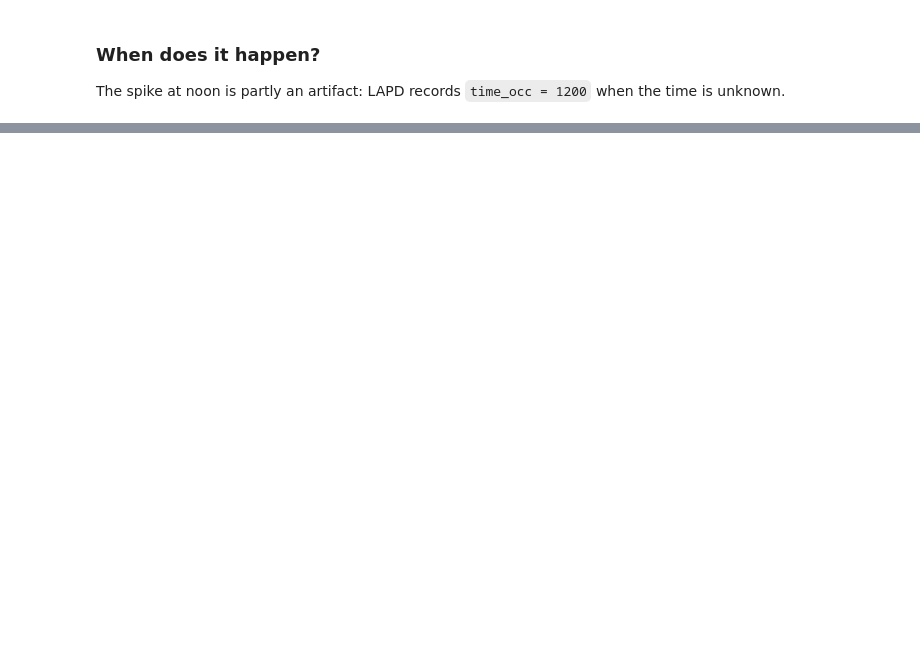
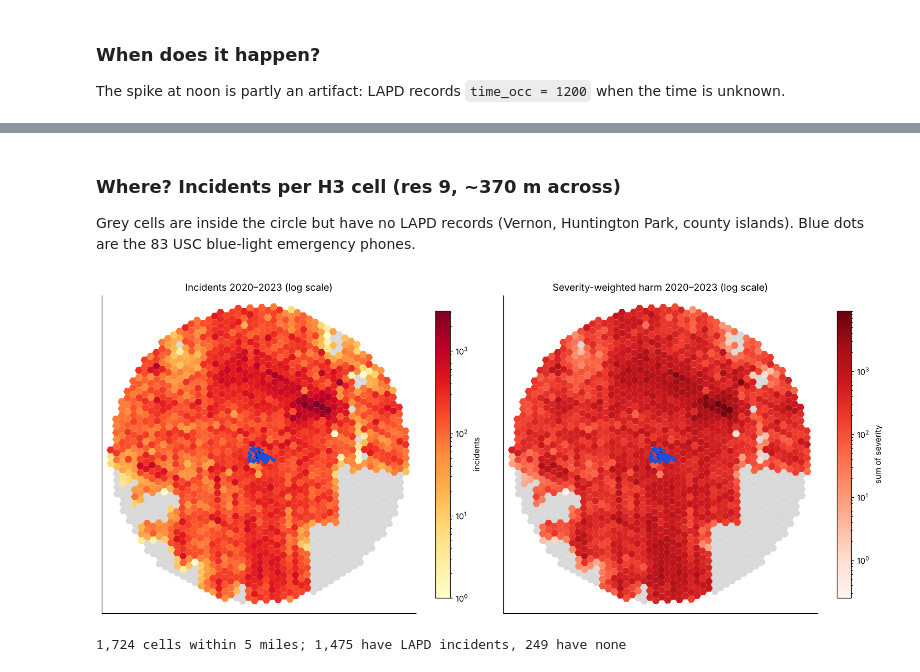
Before and after one commit to BenNormann/fight-or-flight-BE, a Jupyter notebook: algorithm/explore_train_infer.ipynb, the cells around one changed output, grey strips where cells are left out. Drawn from its saved outputs; the diff is of its cells as text; code cells hidden in the pictures; blank space fills up the shorter version.

```diff
--- a/algorithm/explore_train_infer.ipynb
+++ b/algorithm/explore_train_infer.ipynb
@@ -298,7 +95,0 @@ The app shows risk per cell per hour of day. Averaged over 2023, does the model'
-# %%
-slot = pd.DataFrame({"cell": test.cell_idx, "hour": test.hour, "pred": p_xgb * w, "obs": y}).groupby(["cell", "hour"]).agg(pred=("pred", "sum"), obs=("obs", "sum"))
-rho = slot.pred.corr(slot.obs, method="spearman")
-fig, ax = plt.subplots(figsize=(5, 4))
-ax.scatter(slot.pred, slot.obs, s=3, alpha=0.15, color="#3b6ea5")
-ax.set(xlabel="predicted incidents in slot over 2023", ylabel="observed incidents", title=f"Cell × hour-of-day slots (Spearman {rho:.2f})")
-plt.show()
@@ -411,9 +95,0 @@ pd.DataFrame({
-# %%
-t0 = time.time()
-cache = build_cache(TODAY)
-print(f"{len(cache['cells']):,} cells × 24 hours in {time.time() - t0:.1f}s; {len(cache['no_data_cells']):,} no-data cells")
-fig, axes = plt.subplots(1, 3, figsize=(18, 6))
-for ax, h in zip(axes, (9, 17, 23)):
-    hexmap(ax, {c: v["risk"][h] for c, v in cache["cells"].items()}, f"Risk at {h:02d}:00, {TODAY}",
-           vmin=0, vmax=1, label="risk (0–1)", no_data=cache["no_data_cells"])
-plt.tight_layout(); plt.show()
@@ -429,0 +109,43 @@ plt.tight_layout(); plt.show()
+# %% [markdown]
+### Where? Incidents per H3 cell (res 9, ~370 m across)
+
+Grey cells are inside the circle but have no LAPD records (Vernon, Huntington Park, county islands).
+Blue dots are the 83 USC blue-light emergency phones.
+# %%
+def hexmap(ax, values: dict, title, cmap="YlOrRd", vmin=None, vmax=None, label="", no_data=(), norm=None):
+    """Draw H3 cells coloured by value; `no_data` cells in grey."""
+    if len(no_data):
+        ax.add_collection(PolyCollection([[(lng, lat) for lat, lng in h3.cell_to_boundary(c)] for c in no_data],
+                                         facecolor="#d9d9d9", edgecolor="none"))
+    cells = list(values)
+    polys = [[(lng, lat) for lat, lng in h3.cell_to_boundary(c)] for c in cells]
+    pc = PolyCollection(polys, array=np.array([values[c] for c in cells], dtype=float), cmap=cmap, edgecolor="none", norm=norm)
+    if vmin is not None and norm is None:
+        pc.set_clim(vmin, vmax)
+    ax.add_collection(pc)
+    s, w, n, e = config.BBOX
+    ax.set_xlim(w - 0.005, e + 0.005); ax.set_ylim(s - 0.005, n + 0.005)
+    ax.set_aspect(1 / np.cos(np.radians(config.CENTER[0])))
+    ax.plot(config.CENTER[1], config.CENTER[0], marker="*", color="black", ms=12)
+    ax.set_title(title); ax.set_xticks([]); ax.set_yticks([])
+    plt.colorbar(pc, ax=ax, shrink=0.8, label=label)
+
+area_cells = geo.area_cells()
+hist_inc = inc[inc.year <= 2023]
+counts = hist_inc.groupby("cell").size()
+harm = hist_inc.groupby("cell").severity.sum()
+has = [c for c in area_cells if counts.get(c, 0) > 0]
+empty = [c for c in area_cells if counts.get(c, 0) == 0]
+phones = np.array([(a, b) for a, b, _ in geo.bluelight_phones()])
+fig, axes = plt.subplots(1, 2, figsize=(14, 6.5))
+hexmap(axes[0], {c: counts[c] for c in has}, "Incidents 2020–2023 (log scale)", label="incidents",
+       no_data=empty, norm=LogNorm(1, counts.max()))
+hexmap(axes[1], {c: harm[c] for c in has}, "Severity-weighted harm 2020–2023 (log scale)", cmap="Reds",
+       label="sum of severity", no_data=empty, norm=LogNorm(0.25, harm.max()))
+for ax in axes:
+    ax.scatter(phones[:, 1], phones[:, 0], s=6, color="#1d4ed8", zorder=5)
+plt.tight_layout(); plt.show()
+print(f"{len(area_cells):,} cells within {config.RADIUS_MILES:g} miles; {len(has):,} have LAPD incidents, {len(empty):,} have none")
+# %% [output]
+[figure, added]
+1,724 cells within 5 miles; 1,475 have LAPD incidents, 249 have none
```
Also changed, not shown: parts of 70 cells of this notebook, 1 other file.
